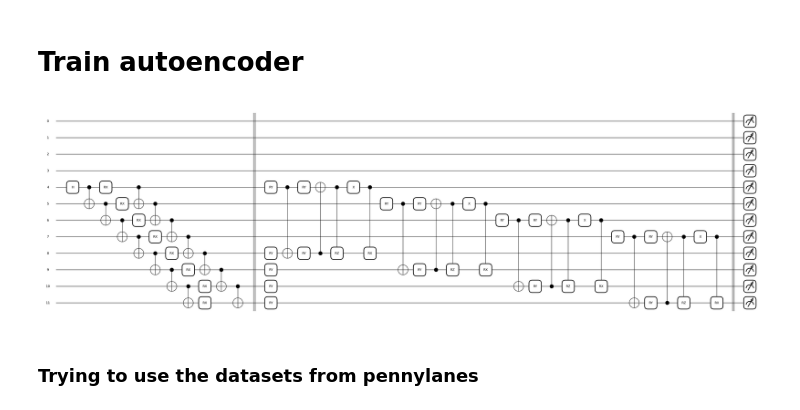
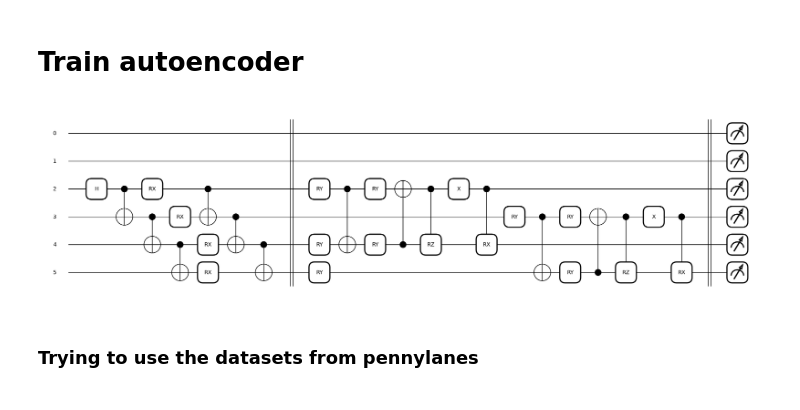
Before and after one commit to filorazi/Dim_red_SWAP, a Jupyter notebook: test.ipynb, the cells around one changed output. Drawn from its saved outputs; the diff is of its cells as text; code cells hidden in the pictures.

```diff
--- a/test.ipynb
+++ b/test.ipynb
@@ -58,25 +60,25 @@ from IPython.display import clear_output
 # %% [markdown]
 # Train autoencoder
 # %%
-n_qubit_autoencoder=8
+n_qubit_autoencoder=4
 repetition=1
 n_qubit_swap=n_qubit_autoencoder-n_qubit_autoencoder//(2**(repetition))
 n_qubit=n_qubit_autoencoder+n_qubit_swap
 num_params=sum([6*n_qubit_autoencoder//2**(i+1) for i in range(repetition)])
 epochs= 50
 
 device = 'default.qubit'
 dvc=qml.device(device, wires=n_qubit, shots=None)
 @qml.qnode(dvc,interface='jax', diff_method=None)
 def trainer(param,p):
-    create_isotropic_state(p, n_qubit_autoencoder, n_qubit_swap)()
+    create_isotropic_state(p, n_qubit_autoencoder, n_qubit_swap)
     qml.Barrier(dvc.wires)
     autoencoder(n_qubit_swap,param,repetition,n_qubit_autoencoder)
     qml.Barrier(dvc.wires)
     return qml.probs(dvc.wires)
 fig, ax = qml.draw_mpl(trainer)([1]*num_params,.5)
 # %% [output]
-[figure, old version]
+[figure, new version]
 # %% [markdown]
 ### Trying to use the datasets from pennylanes
 # %%
```
Also changed, not shown: parts of 7 cells of this notebook, 1 other file.
